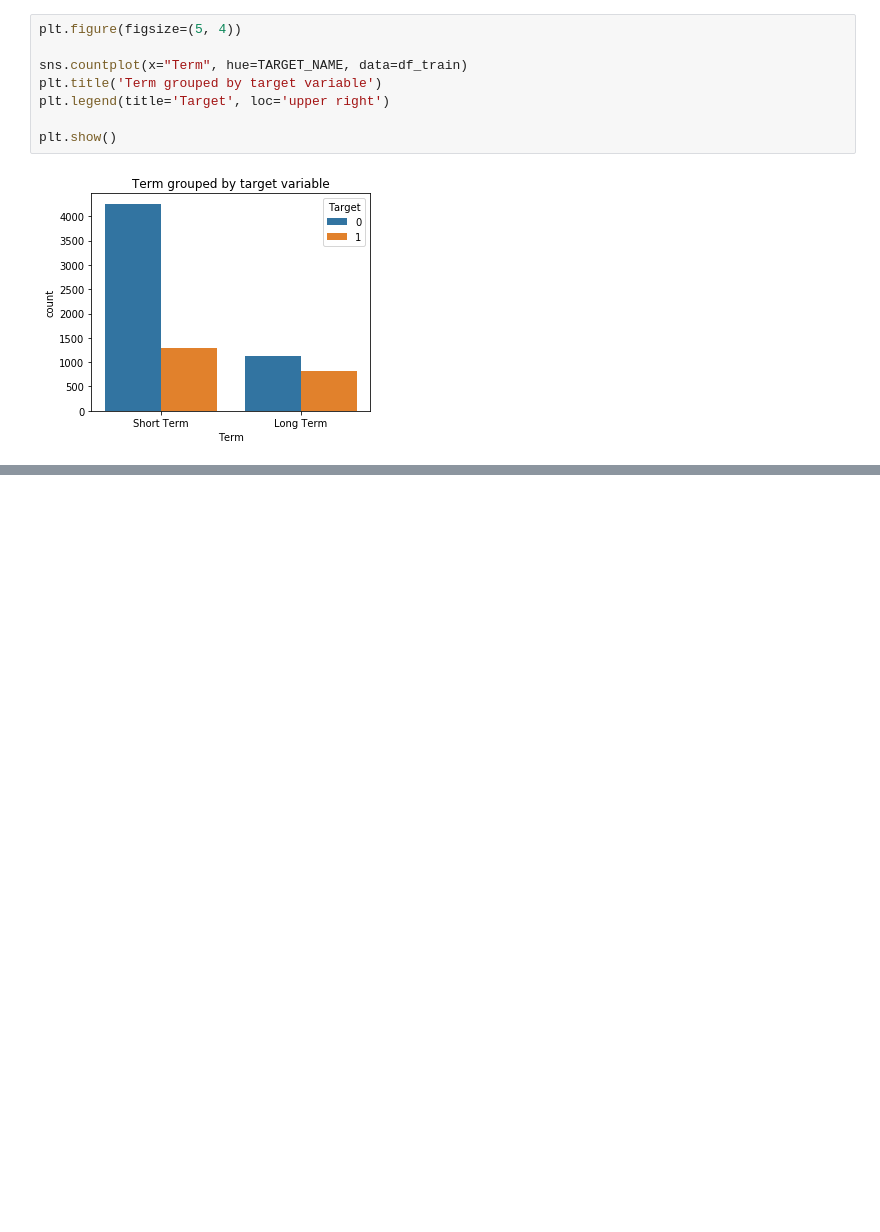
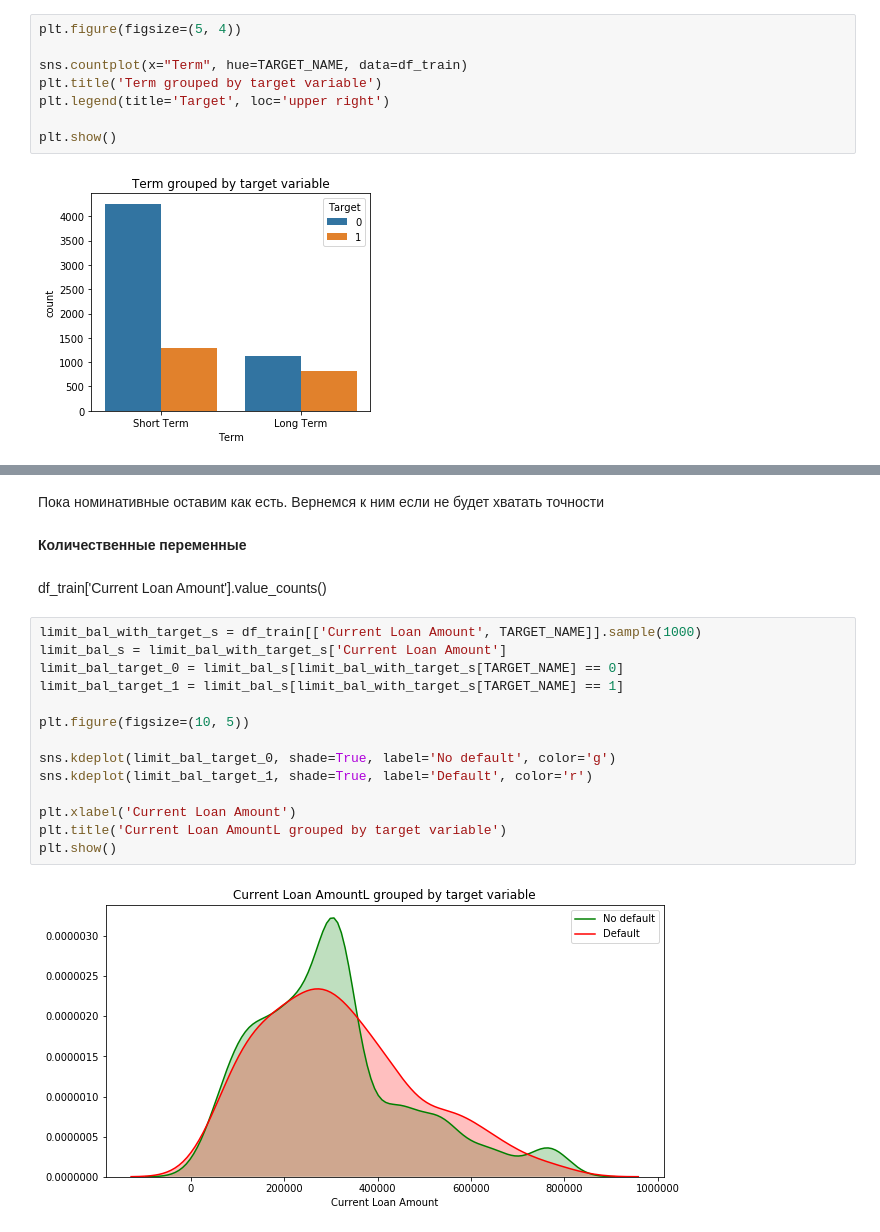
Before and after one commit to PavelMurachev/GeekBrains, a Jupyter notebook: Drafts/Course_Project.ipynb, the cells around one changed output, grey strips where cells are left out. Drawn from its saved outputs; the diff is of its cells as text; blank space fills up the shorter version.

```diff
--- a/Drafts/Course_Project.ipynb
+++ b/Drafts/Course_Project.ipynb
@@ -235,0 +256,22 @@ plt.show()
+# %% [markdown]
+Пока номинативные оставим как есть. Вернемся к ним если не будет хватать точности
+# %% [markdown]
+**Количественные переменные**
+# %% [markdown]
+df_train['Current Loan Amount'].value_counts()
+# %%
+limit_bal_with_target_s = df_train[['Current Loan Amount', TARGET_NAME]].sample(1000)
+limit_bal_s = limit_bal_with_target_s['Current Loan Amount']
+limit_bal_target_0 = limit_bal_s[limit_bal_with_target_s[TARGET_NAME] == 0]
+limit_bal_target_1 = limit_bal_s[limit_bal_with_target_s[TARGET_NAME] == 1]
+
+plt.figure(figsize=(10, 5))
+
+sns.kdeplot(limit_bal_target_0, shade=True, label='No default', color='g')
+sns.kdeplot(limit_bal_target_1, shade=True, label='Default', color='r')
+
+plt.xlabel('Current Loan Amount')
+plt.title('Current Loan AmountL grouped by target variable')
+plt.show()
+# %% [output]
+[figure, added]
```
Also changed, not shown: parts of 73 cells of this notebook.
